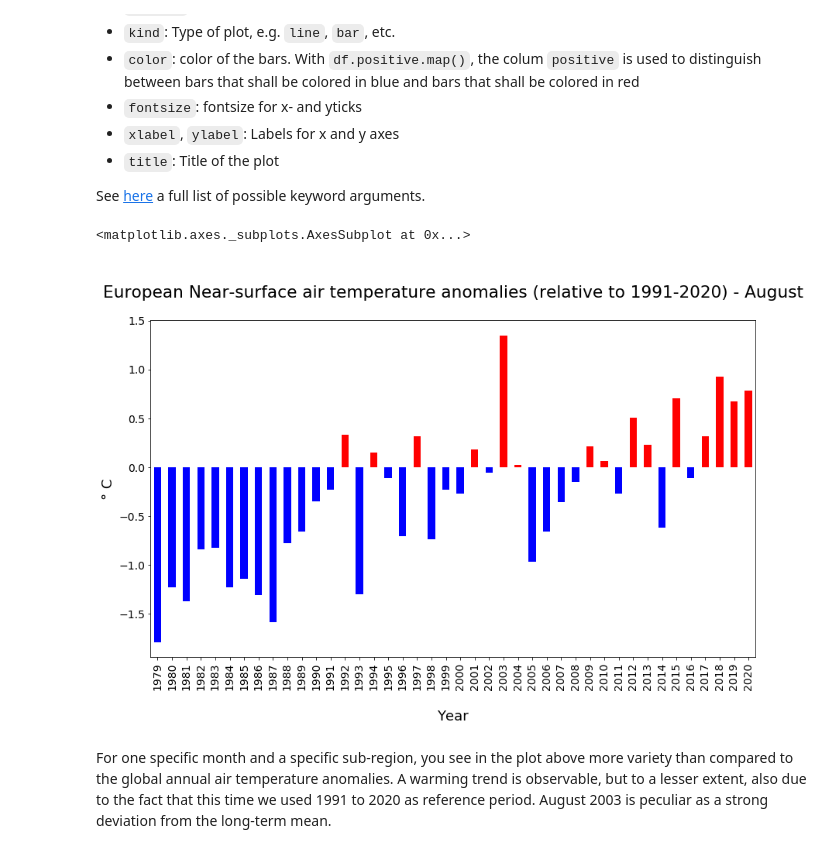
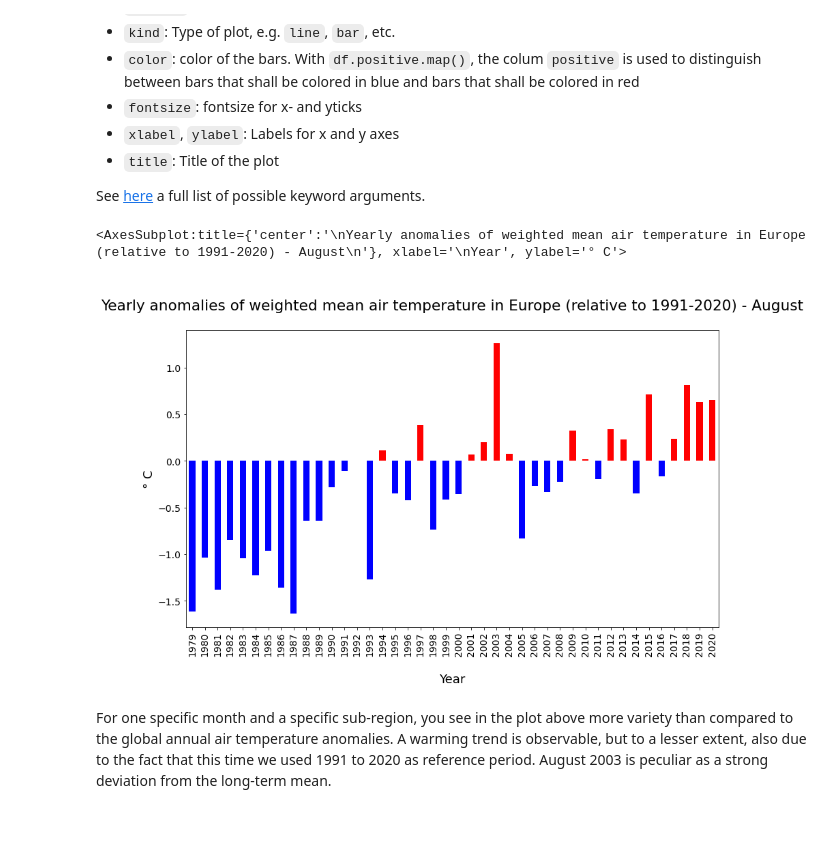
Before and after one commit to ecmwf-projects/copernicus-training, a Jupyter notebook: 111_c3s_climatologies_anomalies.ipynb, the cells around one changed output. Saved outputs shown, nothing was run; the diff lists cells and outputs as text; code cells hidden in the pictures; blank space fills up the shorter version.

```diff
--- a/111_c3s_climatologies_anomalies.ipynb
+++ b/111_c3s_climatologies_anomalies.ipynb
@@ -625,7 +652,7 @@ Let us first create a geographical subset for Europe. First, we define the latit
 The resulting data array `era5_t2m_eur_subset` has still three dimensions, but the dimensions `latitude` and `longitude` have now reduced to 99 (latitude) and 159 (longitude) grid points respectively.
 # %%
 latmin = 35.
-latmax = 60.
+latmax = 70.
 lonmin = -10.
 lonmax = 30.
 
@@ -744,4 +768,0 @@ You see above that through the computations undertaken, we have lost the data ar
-# %%
-era5_t2m_eur_anomalies = era5_t2m_eur_anomalies.assign_attrs(era5_t2m_da_degc.attrs)
-era5_t2m_eur_anomalies.attrs['long_name'] = 'Near-surface air temperature anomaly for Europe (based on reference period 1991-2020)'
-era5_t2m_eur_anomalies
@@ -813,0 +822,7 @@ visualize_pcolormesh(data_array = era5_t2m_eur_anomalies_aug[41,:,:],
+# %%
+weights = np.cos(np.deg2rad(era5_t2m_eur_anomalies_aug.latitude))
+weights.name = "weights"
+weights
+
+era5_t2m_eur_anomalies_aug_weighted = era5_t2m_eur_anomalies_aug.weighted(weights)
+era5_t2m_eur_anomalies_aug_weighted
@@ -818,5 +833,5 @@ The result is a data array with one dimension (`time`), which has 42 entries. Ea
 # %%
-era5_t2m_eur_anomalies_aug_agg = era5_t2m_eur_anomalies_aug.mean(['latitude','longitude'])
+era5_t2m_eur_anomalies_aug_agg = era5_t2m_eur_anomalies_aug_weighted.mean(['latitude','longitude'])
 era5_t2m_eur_anomalies_aug_agg
 # %% [output]
 <xarray.DataArray 't2m' (time: 42)>
@@ -874,17 +890,17 @@ See [here](https://pandas.pydata.org/docs/reference/api/pandas.DataFrame.plot.ht
 # %%
 plt.rcParams.update({'font.size': 18}) # must set in top
 df_eur_aug['t2m'].plot(
     figsize=(14,8),
     kind='bar',
     color=df_eur_aug.positive.map({True: 'red', False: 'blue'}),
     fontsize=14,
     xlabel='\nYear',
     ylabel='° C',
-    title='\nEuropean near-surface air temperature anomalies (relative to 1991-2020) - August\n',
+    title='\nYearly anomalies of weighted mean air temperature in Europe (relative to 1991-2020) - August\n',
     )
 # %% [output]
-<matplotlib.axes._subplots.AxesSubplot at 0x...>
+<AxesSubplot:title={'center':'\nYearly anomalies of weighted mean air temperature in Europe (relative to 1991-2020) - August\n'}, xlabel='\nYear', ylabel='° C'>
-[figure, old version]
+[figure, new version]
 # %% [markdown]
 For one specific month and a specific sub-region, you see in the plot above more variety than compared to the global annual air temperature anomalies. A warming trend is observable, but to a lesser extent, also due to the fact that this time we used 1991 to 2020 as reference period. August 2003 is peculiar as a strong deviation from the long-term mean.
 # %% [markdown]
```
Also changed, not shown: parts of 73 cells of this notebook, 9 other files.
